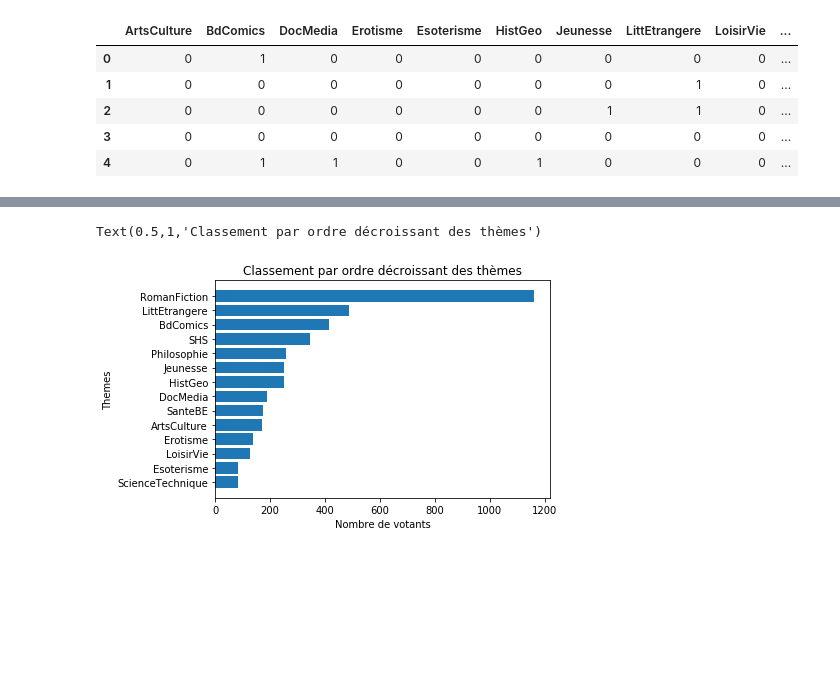
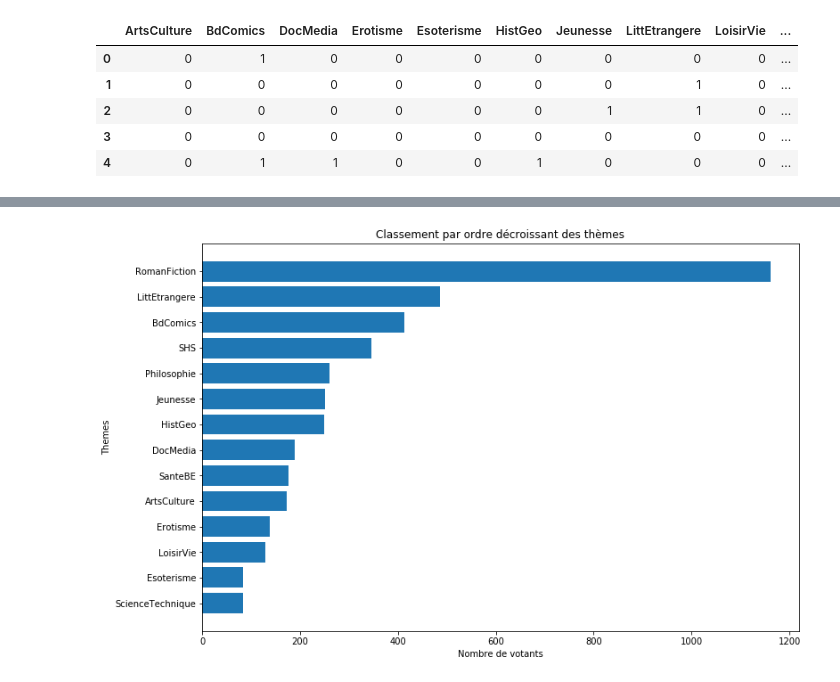
Before and after one commit to Younzer/LIVRIA, a Jupyter notebook: Python Livria/dataVisualization.ipynb, the cells around one changed output, grey strips where cells are left out. Drawn from its saved outputs; the diff is of its cells as text; code cells hidden in the pictures; blank space fills up the shorter version.

```diff
--- a/Python Livria/dataVisualization.ipynb
+++ b/Python Livria/dataVisualization.ipynb
@@ -47,11 +56,12 @@ valBarplot = np.sort(poidsTheme.values)
 # %%
 # On  crée un diagramme à barres représentant le classement des thèmes par nombre de votes
 
 plt.barh(range(len(valBarplot)), valBarplot, height=0.8, align='center')
 plt.yticks(range(len(valBarplot)), ['ScienceTechnique', 'Esoterisme', 'LoisirVie', 'Erotisme', 'ArtsCulture', 'SanteBE', 'DocMedia', 'HistGeo', 'Jeunesse', 'Philosophie', 'SHS', 'BdComics','LittEtrangere', 'RomanFiction'])
+plt.title("Classement par ordre décroissant des thèmes")
 plt.xlabel('Nombre de votants')
 plt.ylabel('Themes')
-plt.title('Classement par ordre décroissant des thèmes')
+plt.gcf().set_size_inches(12, 8)
+plt.show()
 # %% [output]
-Text(0.5,1,'Classement par ordre décroissant des thèmes')
-[figure, old version]
+[figure, new version]
```
Also changed, not shown: parts of 16 cells of this notebook, 7 other files.
